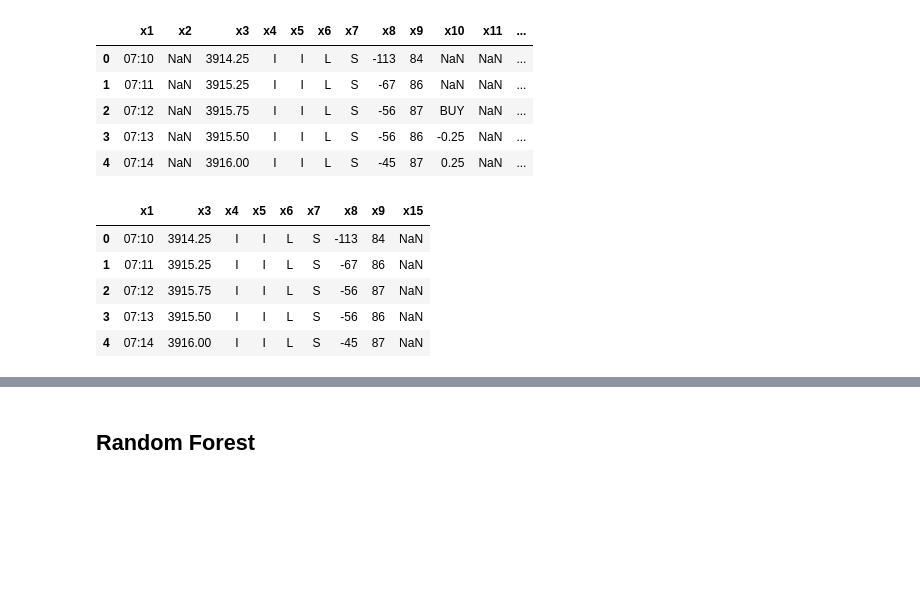
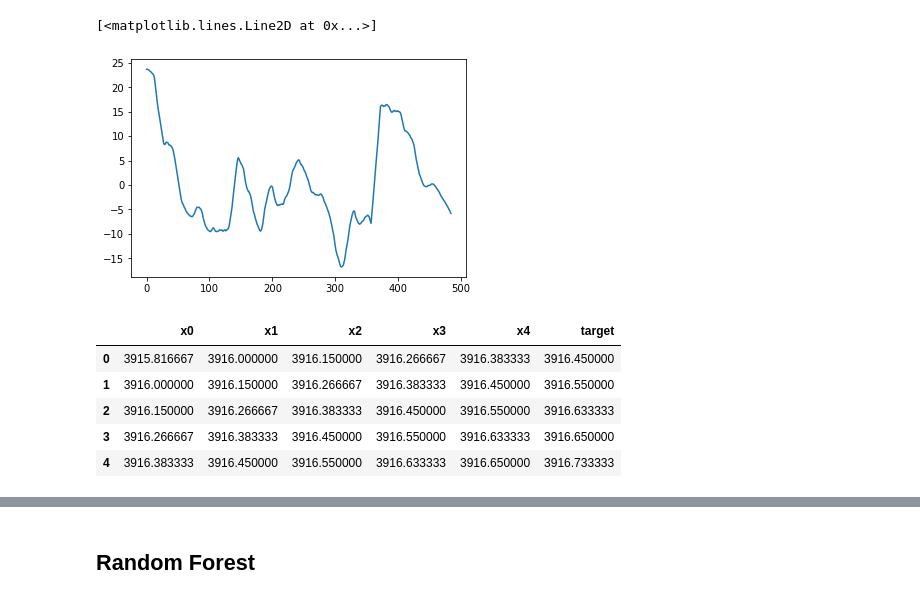
Before and after one commit to hoopercesar/Machine-Learning-Projects, a Jupyter notebook: proyecto_marcelo.ipynb, the cells around one changed output, grey strips where cells are left out. Cells and saved outputs as stored; diff of their text form; code cells hidden in the pictures; blank space fills up the shorter version.

```diff
--- a/proyecto_marcelo.ipynb
+++ b/proyecto_marcelo.ipynb
@@ -39,7 +41,7 @@ Python 3.8.8
 # %%
 path = 'C:/Users/Cesar Hooper/Desktop/github/bolsa_chile/resumen.csv'
 # %%
-datos = pd.read_excel('micro emini ES 08-07 18_43.xls')
+datos = pd.read_excel('micro emini ES 08-07 18_43.xls', sheet_name='5 mins - 5 D')
 datos2 = pd.read_excel('micro emini ES 08-12 17_47.xls')
 datos3 = pd.read_excel('micro emini ES 08-13 17_10.xls')
 datos4 = pd.read_excel('micro emini ES 08-14 18_48.xls')
@@ -57,3 +60,4 @@ datos6.head()
 # %%
-datos5.info()
+close = datos['Unnamed: 2']
+close.plot()
 # %% [output]
@@ -77,8 +66,10 @@ memory usage: 69.5+ KB
 # %%
-col = [];
-for k in range(1, 16):
-    col.append('x' + str(k));
-
-col = pd.Series(col);
-col
+# restamos media móvil
+ventana = 15
+close_md = close.rolling(window=ventana).mean()
+# print(close_md.mean(), len(close_md), close.mean())
+close_array = np.array(close_md)
+y = close_array[ventana-1::];
+x = np.arange(0, len(y))
+plt.plot(x, y)
 # %% [output]
@@ -101,21 +93,19 @@ dtype: object
 # %%
-datos.columns = col
-datos.head()
+plt.plot(x, y-u(x))
 # %% [output]
-|  | x1 | x2 | x3 | x4 | x5 | x6 | x7 | x8 | x9 | x10 | x11 | ... |
-| 0 | 07:10 | NaN | 3914.25 | I | I | L | S | -113 | 84 | NaN | NaN | ... |
-| 1 | 07:11 | NaN | 3915.25 | I | I | L | S | -67 | 86 | NaN | NaN | ... |
-| 2 | 07:12 | NaN | 3915.75 | I | I | L | S | -56 | 87 | BUY | NaN | ... |
-| 3 | 07:13 | NaN | 3915.50 | I | I | L | S | -56 | 86 | -0.25 | NaN | ... |
-| 4 | 07:14 | NaN | 3916.00 | I | I | L | S | -45 | 87 | 0.25 | NaN | ... |
+[<matplotlib.lines.Line2D at 0x...>]
+[figure, added]
+# %%
+dados = np.array(close_md[ventana-1::])
 # %%
-dataset = datos[['x1', 'x3', 'x4', 'x5', 'x6', 'x7', 'x8', 'x9', 'x15']]
+# dataset dim=7, step=1, prev=1 // cria_dataset(datos, dim, step, prevision)
+dataset = cria_dataset(dados, 5, 1, 1)
 dataset.head()
 # %% [output]
-|  | x1 | x3 | x4 | x5 | x6 | x7 | x8 | x9 | x15 |
-| 0 | 07:10 | 3914.25 | I | I | L | S | -113 | 84 | NaN |
-| 1 | 07:11 | 3915.25 | I | I | L | S | -67 | 86 | NaN |
-| 2 | 07:12 | 3915.75 | I | I | L | S | -56 | 87 | NaN |
-| 3 | 07:13 | 3915.50 | I | I | L | S | -56 | 86 | NaN |
-| 4 | 07:14 | 3916.00 | I | I | L | S | -45 | 87 | NaN |
+|  | x0 | x1 | x2 | x3 | x4 | target |
+| 0 | 3915.816667 | 3916.000000 | 3916.150000 | 3916.266667 | 3916.383333 | 3916.450000 |
+| 1 | 3916.000000 | 3916.150000 | 3916.266667 | 3916.383333 | 3916.450000 | 3916.550000 |
+| 2 | 3916.150000 | 3916.266667 | 3916.383333 | 3916.450000 | 3916.550000 | 3916.633333 |
+| 3 | 3916.266667 | 3916.383333 | 3916.450000 | 3916.550000 | 3916.633333 | 3916.650000 |
+| 4 | 3916.383333 | 3916.450000 | 3916.550000 | 3916.633333 | 3916.650000 | 3916.733333 |
 # %%
```
Also changed, not shown: parts of 20 cells of this notebook.
